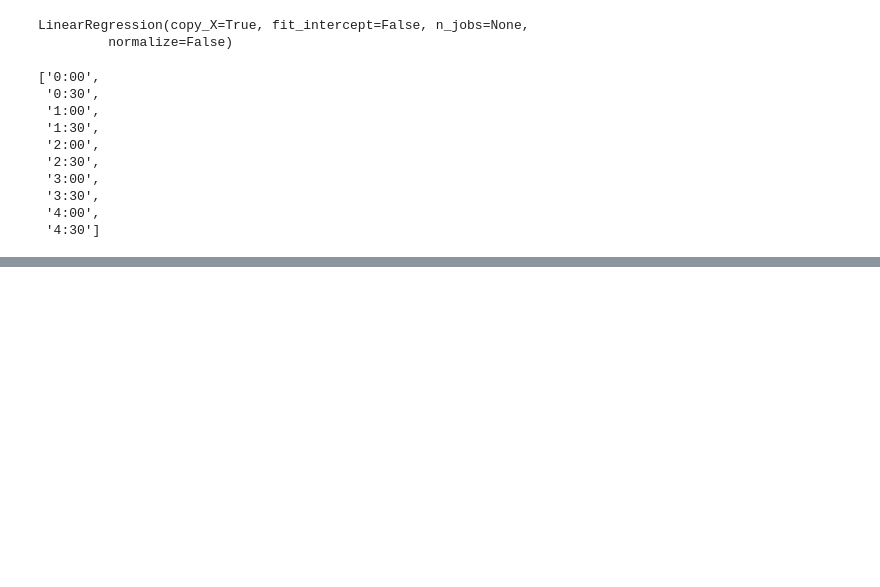
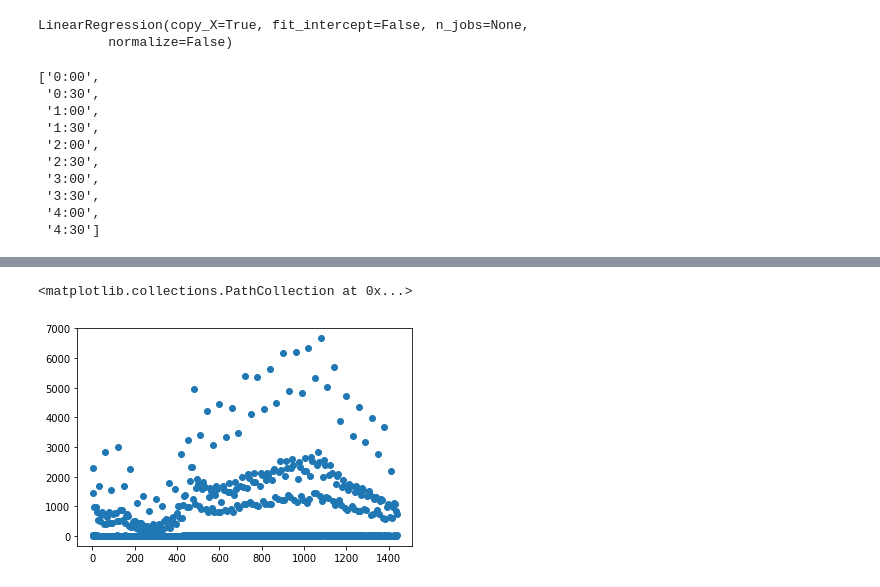
Before and after one commit to Fali1995/Final_Project, a Jupyter notebook: Fawad ML.ipynb, the cells around one changed output, grey strips where cells are left out. Drawn from its saved outputs; the diff is of its cells as text; code cells hidden in the pictures; blank space fills up the shorter version.

Commit message:
added chart in jupyter notebook

```diff
--- a/Fawad ML.ipynb
+++ b/Fawad ML.ipynb
@@ -108,0 +109,6 @@ model.score(X_train_poly, y_train)
+# %%
+times_all = df["Time Occurred"].value_counts()
+plt.scatter(times_all.index, times_all)
+# %% [output]
+<matplotlib.collections.PathCollection at 0x...>
+[figure, added]
```
Also changed, not shown: parts of 4 cells of this notebook, 3 other files.
